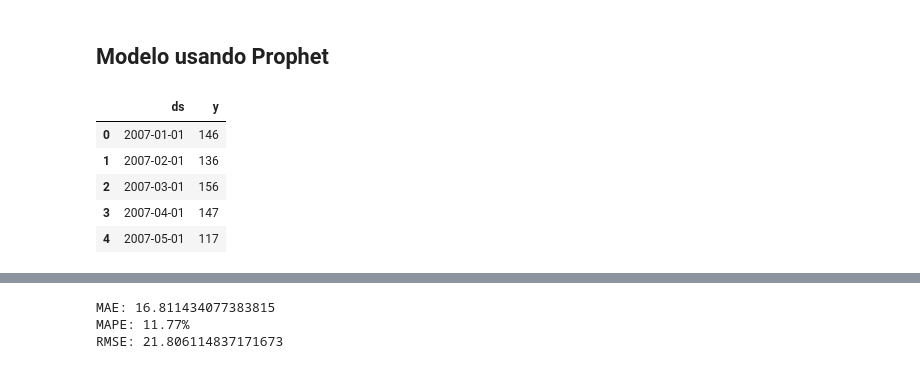
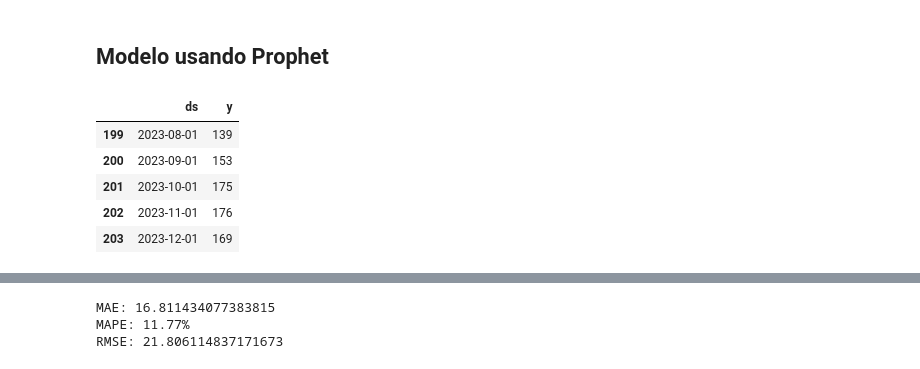
Before and after one commit to ngcarvajall/Accidentes_mortales_RD, a Jupyter notebook: Notebooks/Defunciones/5_SerieT.ipynb, the cells around one changed output, grey strips where cells are left out. Cells and saved outputs as stored; diff of their text form; code cells hidden in the pictures.

```diff
--- a/Notebooks/Defunciones/5_SerieT.ipynb
+++ b/Notebooks/Defunciones/5_SerieT.ipynb
@@ -263,14 +354,14 @@ df_defunciones.reset_index(inplace=True)
 # %%
 df_defunciones.columns = ['ds', 'y']
 # %%
-df_defunciones.head()
+df_defunciones.tail()
 # %% [output]
 |  | ds | y |
-| 0 | 2007-01-01 | 146 |
-| 1 | 2007-02-01 | 136 |
-| 2 | 2007-03-01 | 156 |
-| 3 | 2007-04-01 | 147 |
-| 4 | 2007-05-01 | 117 |
+| 199 | 2023-08-01 | 139 |
+| 200 | 2023-09-01 | 153 |
+| 201 | 2023-10-01 | 175 |
+| 202 | 2023-11-01 | 176 |
+| 203 | 2023-12-01 | 169 |
 # %%
 m = Prophet()
 m.fit(df_defunciones)  # df is a pandas.DataFrame with 'y' and 'ds' columns
```
Also changed, not shown: parts of 11 cells of this notebook.
